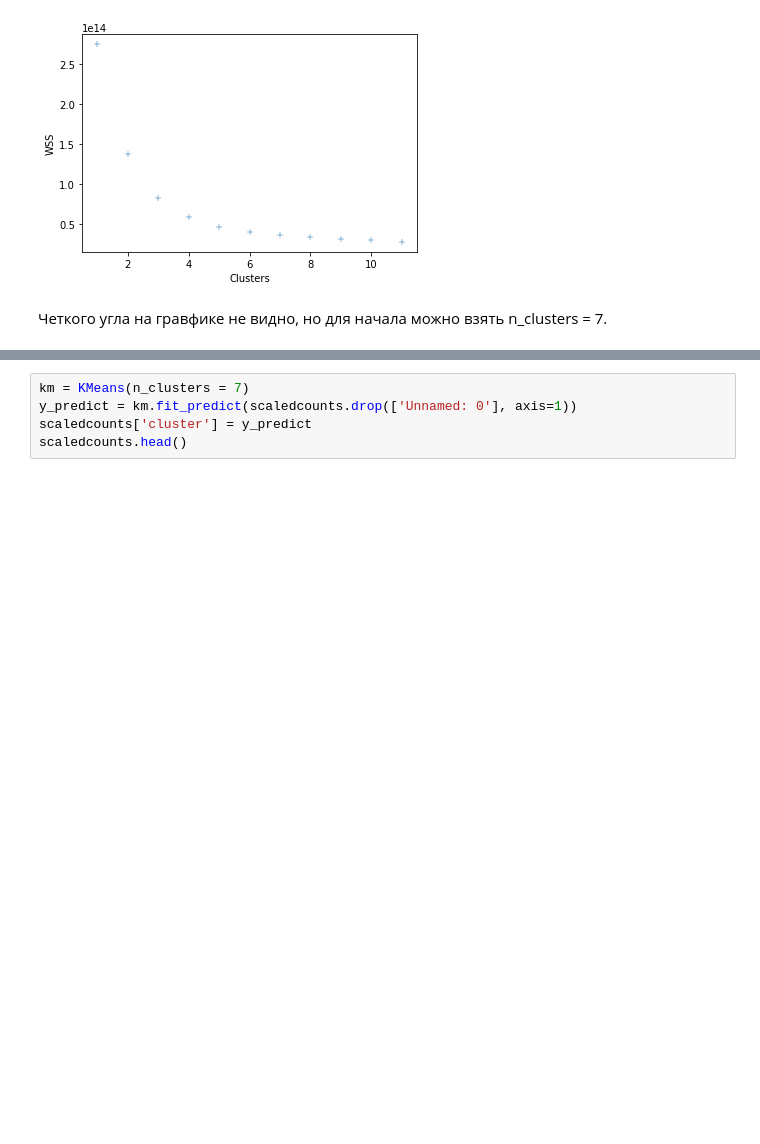
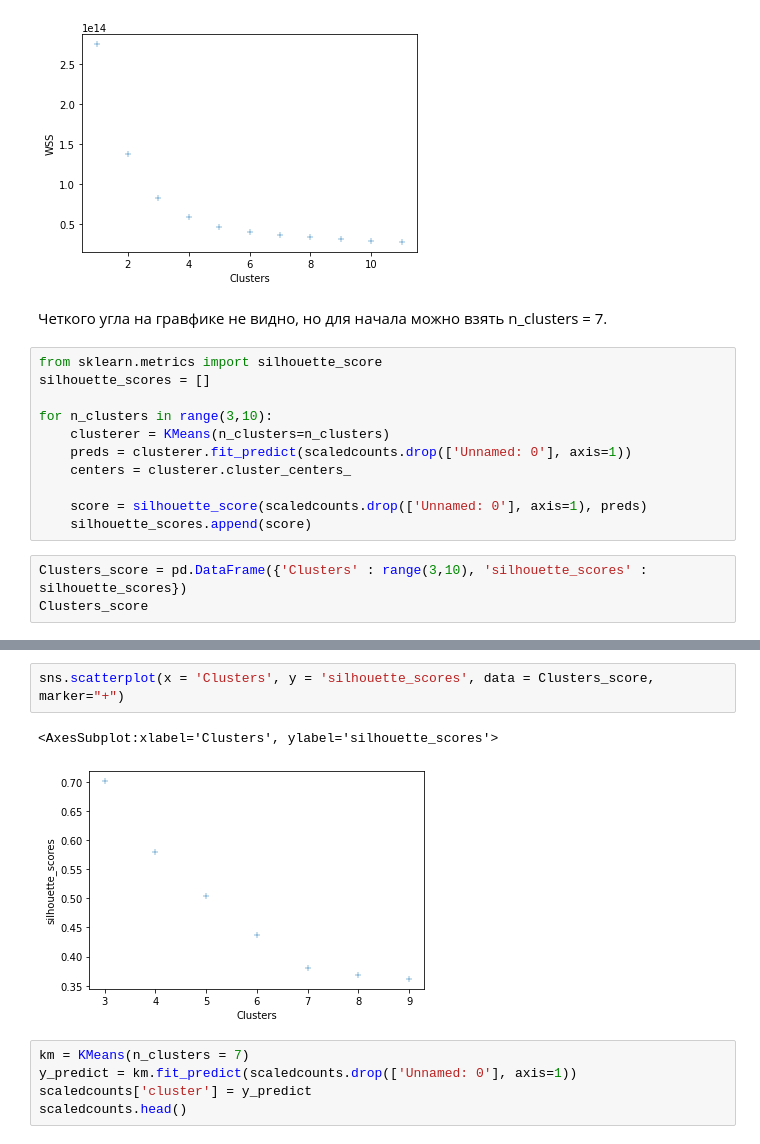
Before and after one commit to bobik2/Project1, a Jupyter notebook: Project.ipynb, the cells around one changed output, grey strips where cells are left out. Saved outputs shown, nothing was run; the diff lists cells and outputs as text; blank space fills up the shorter version.

```diff
--- a/Project.ipynb
+++ b/Project.ipynb
@@ -56,3 +56,17 @@ sns.scatterplot(x = 'Clusters', y = 'WSS', data = mycenters, marker="+")
 [figure]
 # %% [markdown]
 Четкого угла на гравфике не видно, но для начала можно взять n_clusters = 7.
+# %%
+from sklearn.metrics import silhouette_score
+silhouette_scores = []
+
+for n_clusters in range(3,10):
+    clusterer = KMeans(n_clusters=n_clusters)
+    preds = clusterer.fit_predict(scaledcounts.drop(['Unnamed: 0'], axis=1))
+    centers = clusterer.cluster_centers_
+
+    score = silhouette_score(scaledcounts.drop(['Unnamed: 0'], axis=1), preds)
+    silhouette_scores.append(score)
+# %%
+Clusters_score = pd.DataFrame({'Clusters' : range(3,10), 'silhouette_scores' : silhouette_scores})
+Clusters_score
@@ -59,3 +82,8 @@ sns.scatterplot(x = 'Clusters', y = 'WSS', data = mycenters, marker="+")
+# %%
+sns.scatterplot(x = 'Clusters', y = 'silhouette_scores', data = Clusters_score, marker="+")
+# %% [output]
+<AxesSubplot:xlabel='Clusters', ylabel='silhouette_scores'>
+[figure, added]
 # %%
 km = KMeans(n_clusters = 7)
 y_predict = km.fit_predict(scaledcounts.drop(['Unnamed: 0'], axis=1))
```
Also changed, not shown: parts of 18 cells of this notebook.
